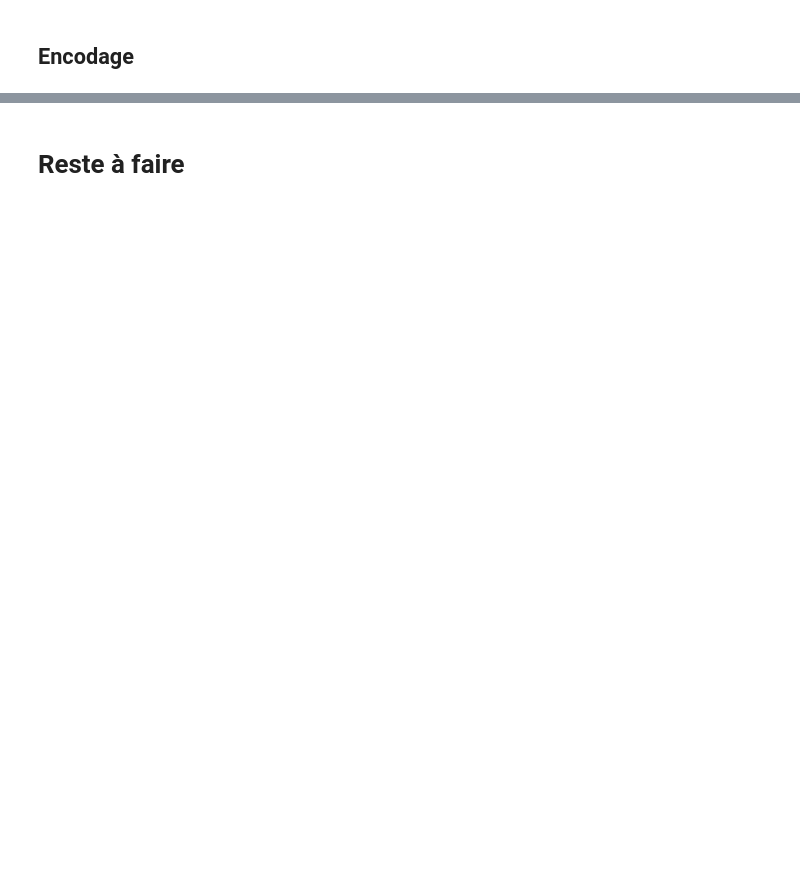
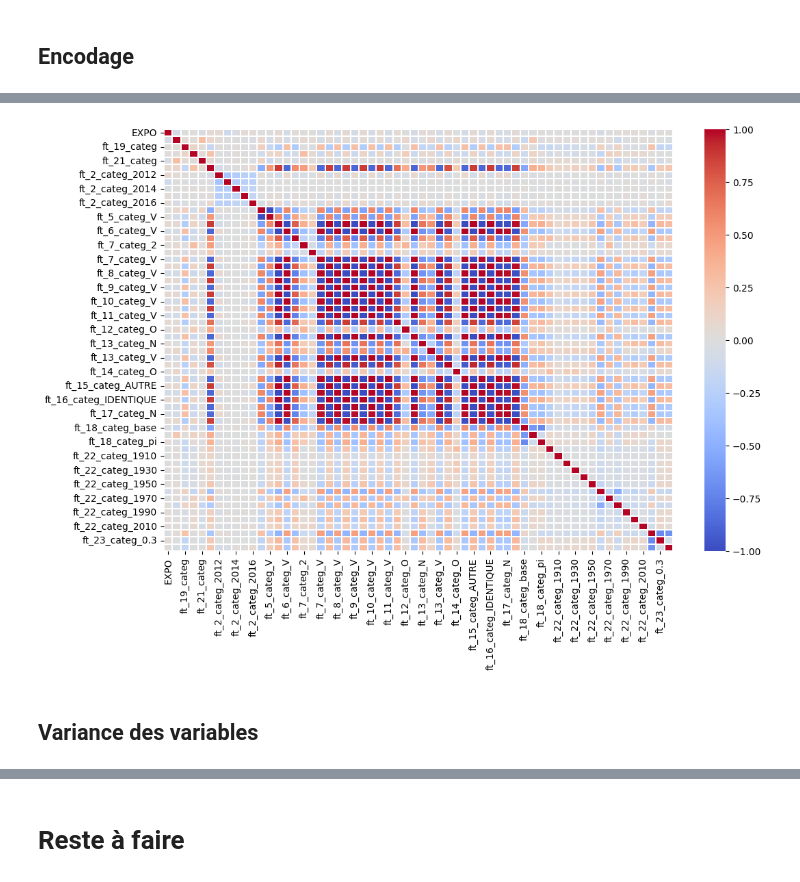
Before and after one commit to arthurmadecprevost/projet-ingenierie-des-donnees, a Jupyter notebook: projet.ipynb, the cells around one changed output, grey strips where cells are left out. Drawn from its saved outputs; the diff is of its cells as text; code cells hidden in the pictures; blank space fills up the shorter version.

```diff
--- a/projet.ipynb
+++ b/projet.ipynb
@@ -505,0 +642,8 @@ memory usage: 12.8+ MB
+# %%
+corr_mat = X_train.corr()
+fig, ax = plt.subplots(figsize=(12, 8))
+ax = sns.heatmap(corr_mat, annot=False, linewidths=0.1, fmt='0.2f', cmap='coolwarm')
+# %% [output]
+[figure, added]
+# %% [markdown]
+## Variance des variables
```
Also changed, not shown: parts of 21 cells of this notebook.
